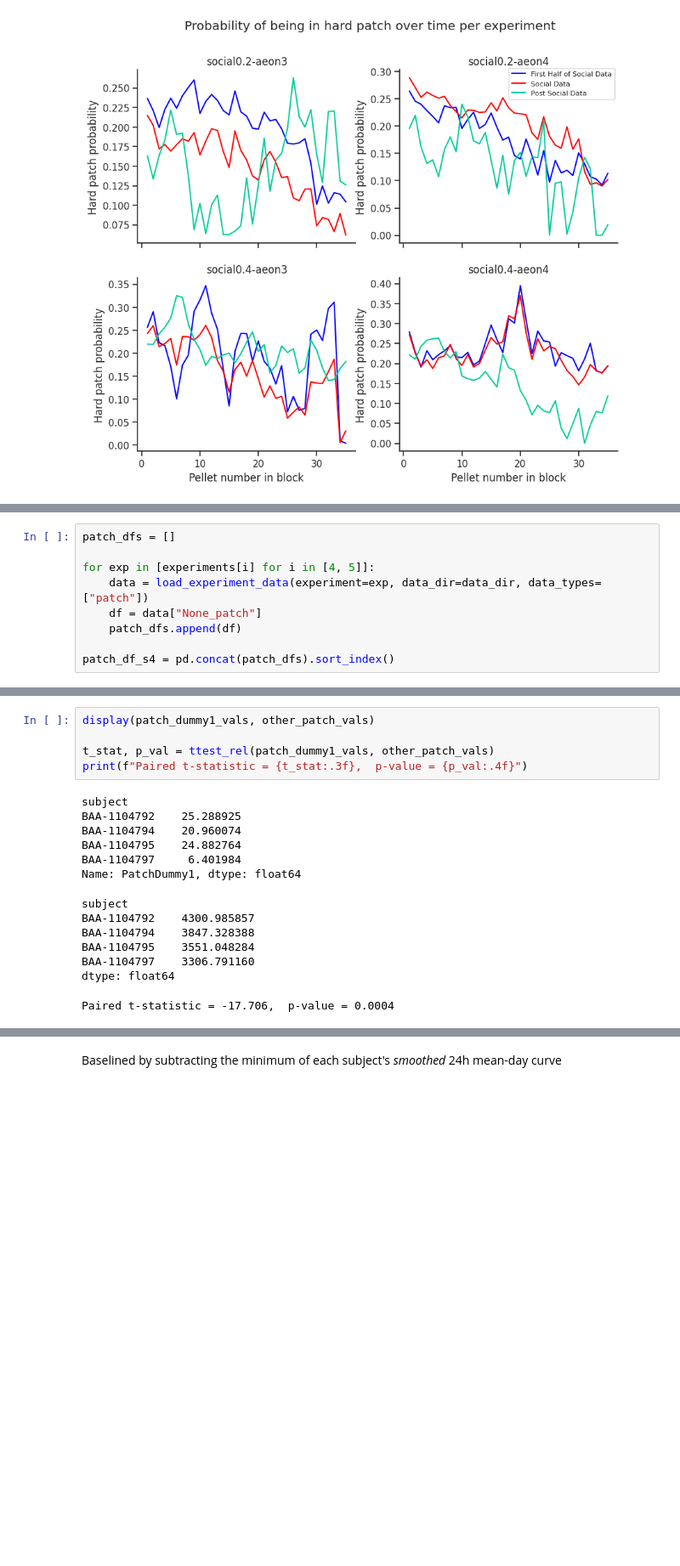
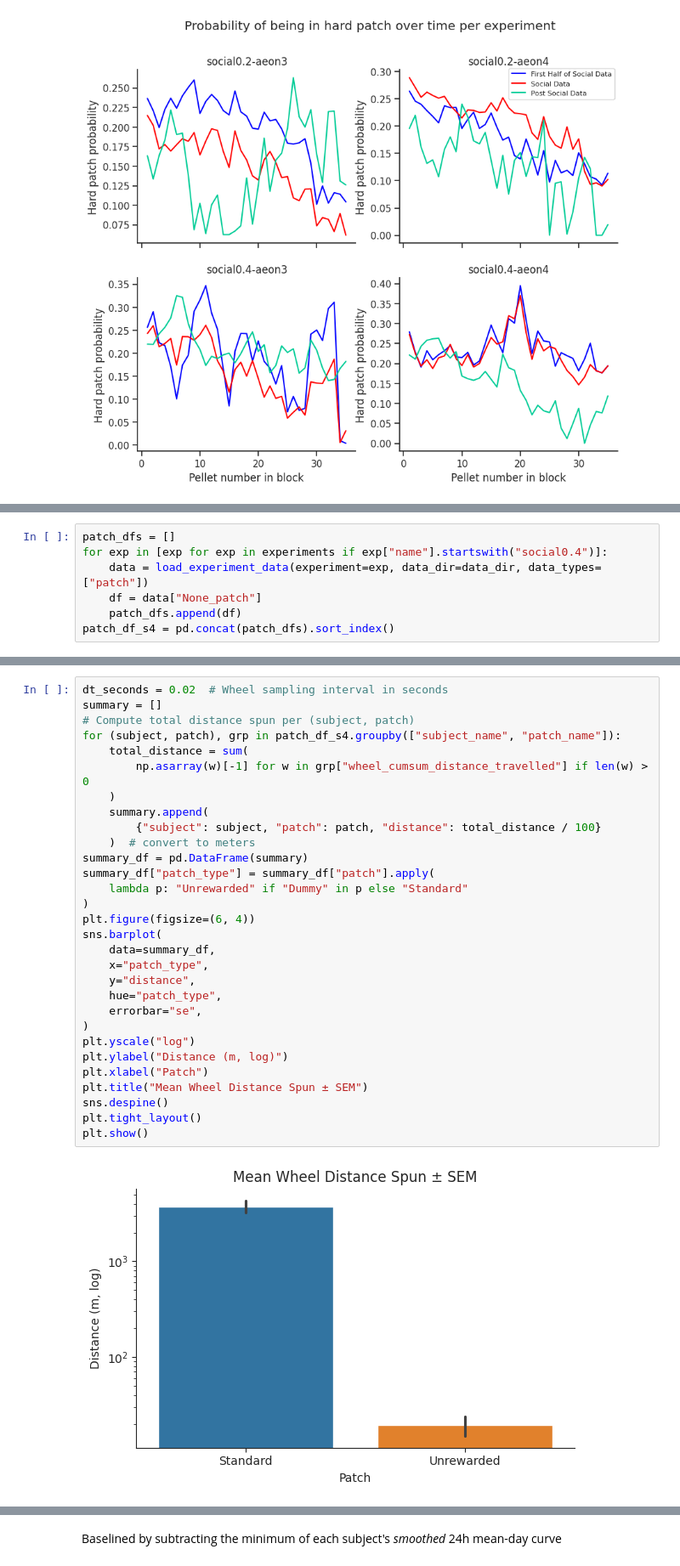
Before and after one commit to SainsburyWellcomeCentre/aeon_docs, a Jupyter notebook: src/user/how_to/social_analysis1_static.ipynb, the cells around one changed output, grey strips where cells are left out. Shown at 85% size. Cells and saved outputs as stored; diff of their text form; blank space fills up the shorter version.

Commit message:
Clean up weight plots

```diff
--- a/src/user/how_to/social_analysis1_static.ipynb
+++ b/src/user/how_to/social_analysis1_static.ipynb
@@ -1945,9 +1791,7 @@ plt.show()
 # %%
 patch_dfs = []
-
-for exp in [experiments[i] for i in [4, 5]]:
+for exp in [exp for exp in experiments if exp["name"].startswith("social0.4")]:
     data = load_experiment_data(experiment=exp, data_dir=data_dir, data_types=["patch"])
     df = data["None_patch"]
     patch_dfs.append(df)
-
 patch_df_s4 = pd.concat(patch_dfs).sort_index()
@@ -2013,19 +1798,32 @@ fig.show()
-# %%
-display(patch_dummy1_vals, other_patch_vals)
-
-t_stat, p_val = ttest_rel(patch_dummy1_vals, other_patch_vals)
-print(f"Paired t‐statistic = {t_stat:.3f},  p‐value = {p_val:.4f}")
-# %% [output]
-subject
-BAA-1104792    25.288925
-BAA-1104794    20.960074
-BAA-1104795    24.882764
-BAA-1104797     6.401984
-Name: PatchDummy1, dtype: float64
-subject
-BAA-1104792    4300.985857
-BAA-1104794    3847.328388
-BAA-1104795    3551.048284
-BAA-1104797    3306.791160
-dtype: float64
-Paired t‐statistic = -17.706,  p‐value = 0.0004
+# %%
+dt_seconds = 0.02  # Wheel sampling interval in seconds
+summary = []
+# Compute total distance spun per (subject, patch)
+for (subject, patch), grp in patch_df_s4.groupby(["subject_name", "patch_name"]):
+    total_distance = sum(
+        np.asarray(w)[-1] for w in grp["wheel_cumsum_distance_travelled"] if len(w) > 0
+    )
+    summary.append(
+        {"subject": subject, "patch": patch, "distance": total_distance / 100}
+    )  # convert to meters
+summary_df = pd.DataFrame(summary)
+summary_df["patch_type"] = summary_df["patch"].apply(
+    lambda p: "Unrewarded" if "Dummy" in p else "Standard"
+)
+plt.figure(figsize=(6, 4))
+sns.barplot(
+    data=summary_df,
+    x="patch_type",
+    y="distance",
+    hue="patch_type",
+    errorbar="se",
+)
+plt.yscale("log")
+plt.ylabel("Distance (m, log)")
+plt.xlabel("Patch")
+plt.title("Mean Wheel Distance Spun ± SEM")
+sns.despine()
+plt.tight_layout()
+plt.show()
+# %% [output]
+[figure, added]
```
Also changed, not shown: parts of 20 cells of this notebook.
